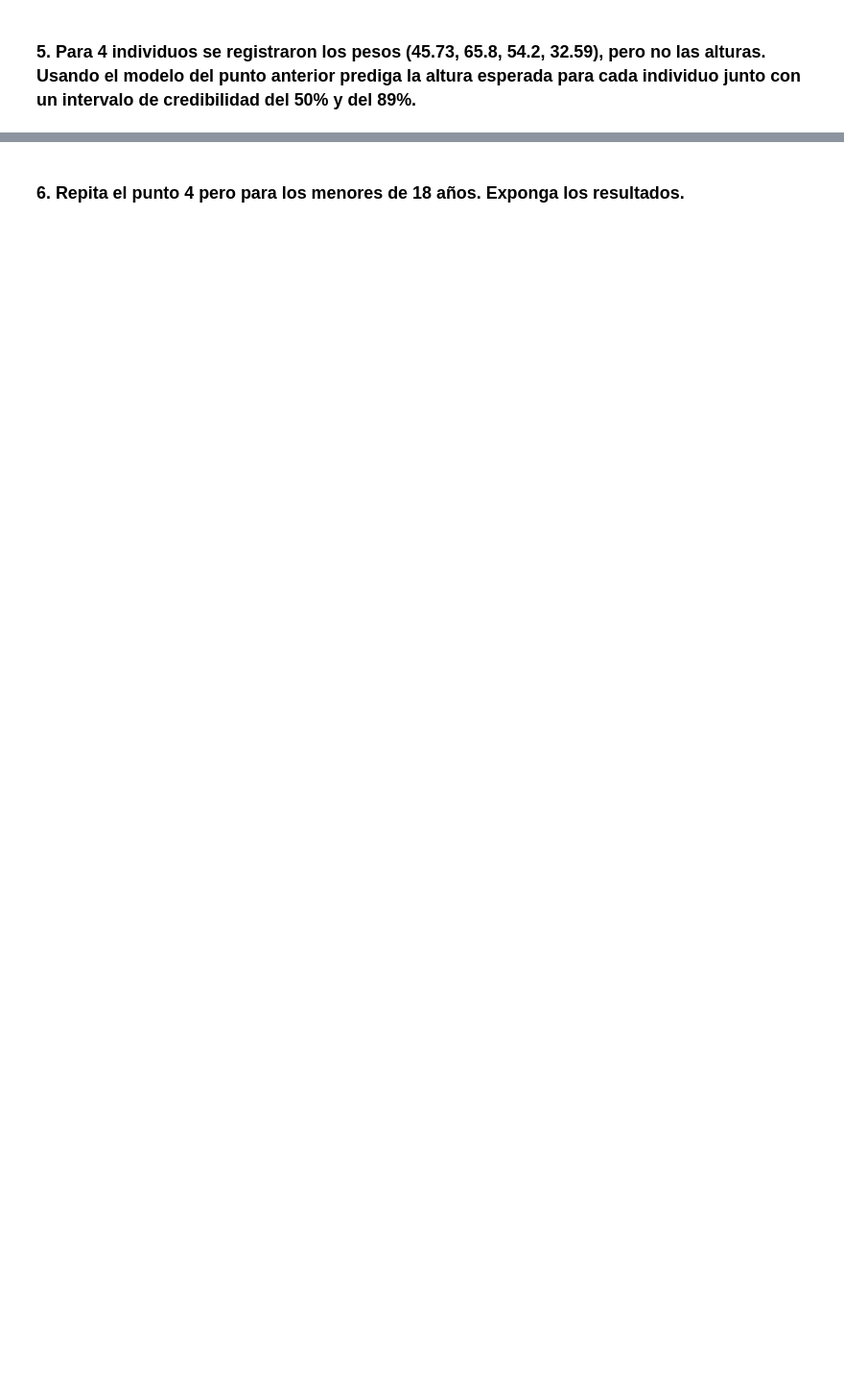
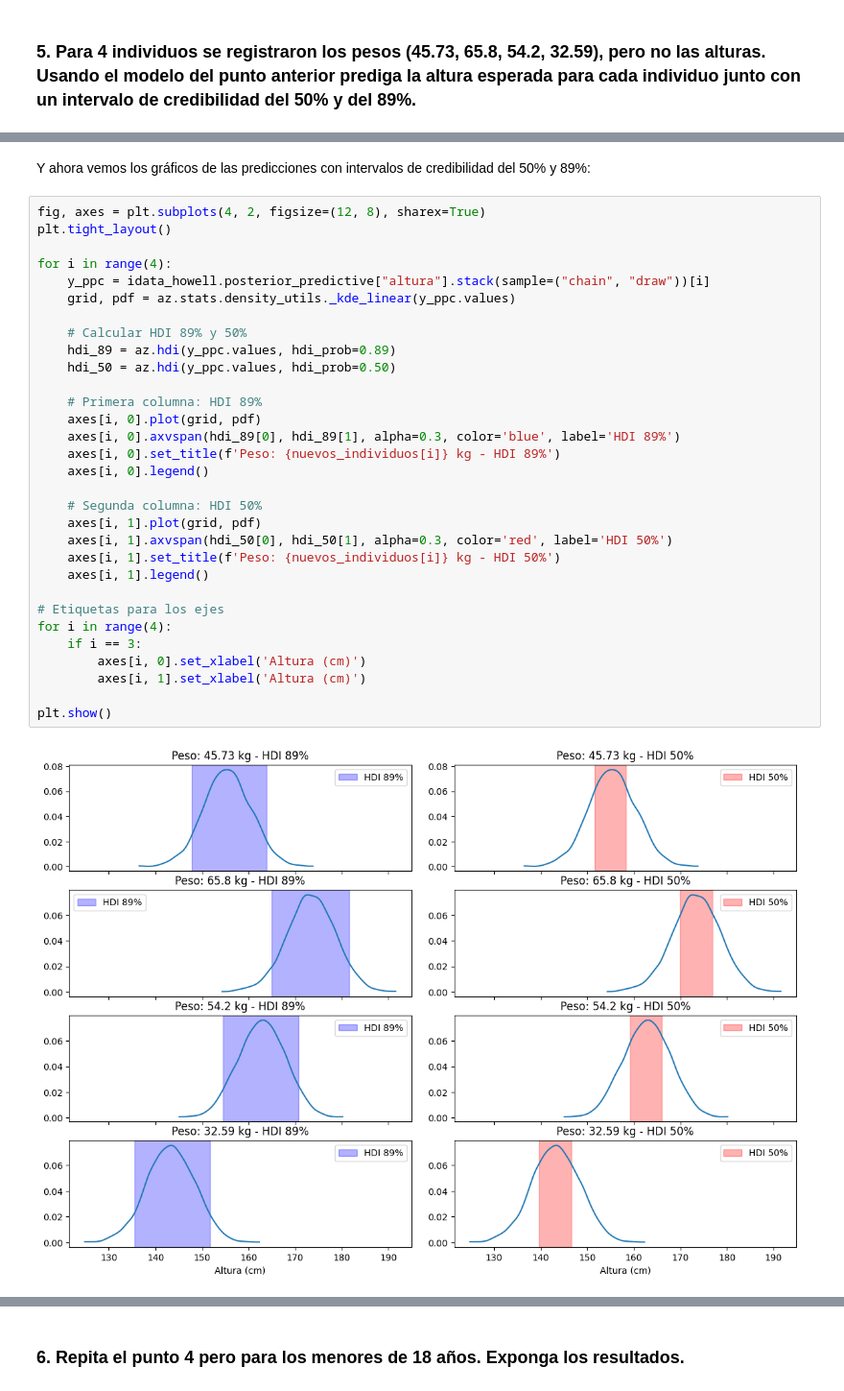
Before and after one commit to Gerardo1909/EEI2_ejercicios, a Jupyter notebook: ejercicios/modulo5.ipynb, the cells around one changed output, grey strips where cells are left out. Shown at 96% size. Drawn from its saved outputs; the diff is of its cells as text; blank space fills up the shorter version.

```diff
--- a/ejercicios/modulo5.ipynb
+++ b/ejercicios/modulo5.ipynb
@@ -40,0 +161,35 @@ $$\epsilon \sim HalfNormal(25)$$
+# %% [markdown]
+Y ahora vemos los gráficos de las predicciones con intervalos de credibilidad del 50% y 89%:
+# %%
+fig, axes = plt.subplots(4, 2, figsize=(12, 8), sharex=True)
+plt.tight_layout()
+
+for i in range(4):
+    y_ppc = idata_howell.posterior_predictive["altura"].stack(sample=("chain", "draw"))[i]
+    grid, pdf = az.stats.density_utils._kde_linear(y_ppc.values)
+
+    # Calcular HDI 89% y 50%
+    hdi_89 = az.hdi(y_ppc.values, hdi_prob=0.89)
+    hdi_50 = az.hdi(y_ppc.values, hdi_prob=0.50)
+
+    # Primera columna: HDI 89%
+    axes[i, 0].plot(grid, pdf)
+    axes[i, 0].axvspan(hdi_89[0], hdi_89[1], alpha=0.3, color='blue', label='HDI 89%')
+    axes[i, 0].set_title(f'Peso: {nuevos_individuos[i]} kg - HDI 89%')
+    axes[i, 0].legend()
+
+    # Segunda columna: HDI 50%
+    axes[i, 1].plot(grid, pdf)
+    axes[i, 1].axvspan(hdi_50[0], hdi_50[1], alpha=0.3, color='red', label='HDI 50%')
+    axes[i, 1].set_title(f'Peso: {nuevos_individuos[i]} kg - HDI 50%')
+    axes[i, 1].legend()
+
+# Etiquetas para los ejes
+for i in range(4):
+    if i == 3:
+        axes[i, 0].set_xlabel('Altura (cm)')
+        axes[i, 1].set_xlabel('Altura (cm)')
+
+plt.show()
+# %% [output]
+[figure, added]
```
Also changed, not shown: parts of 91 cells of this notebook.
